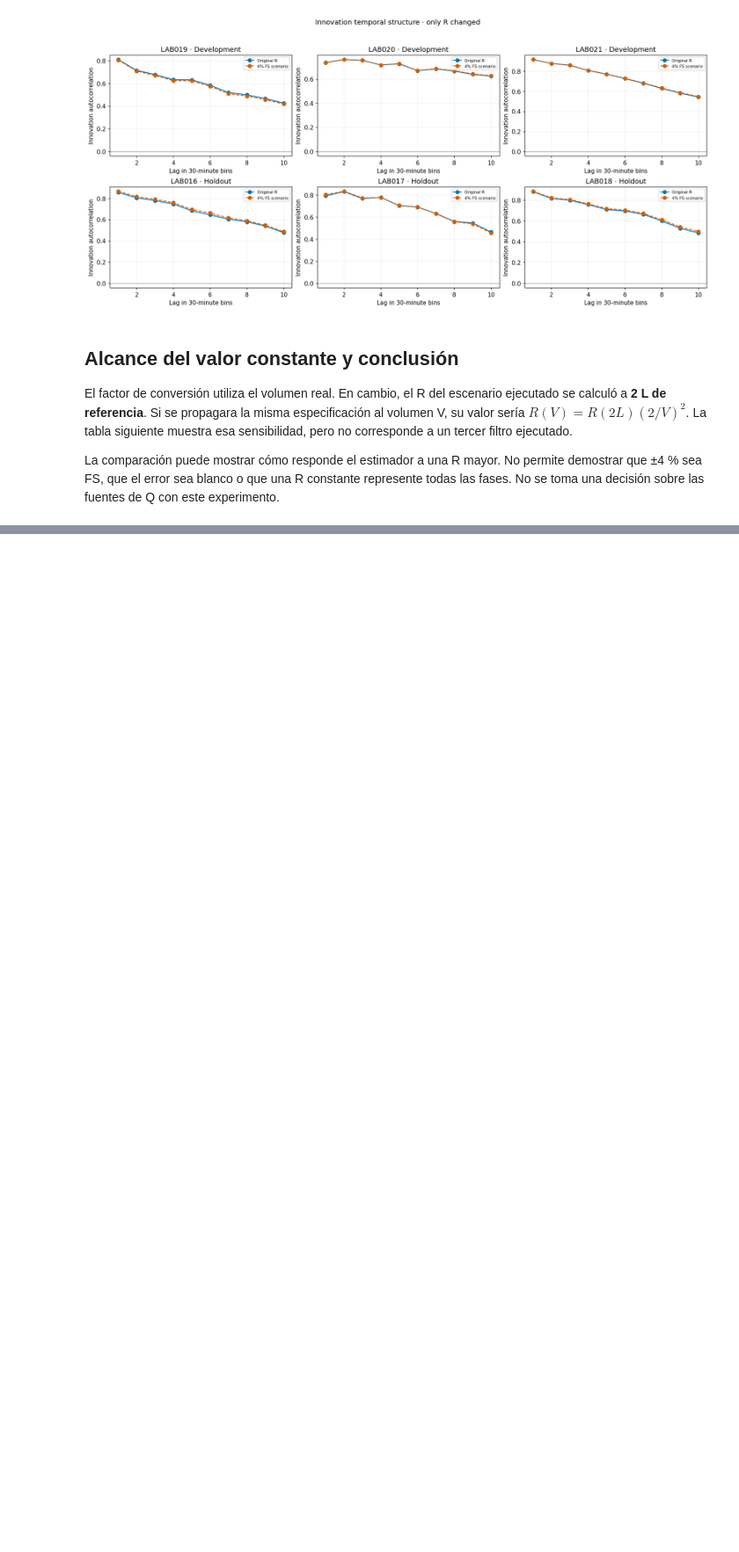
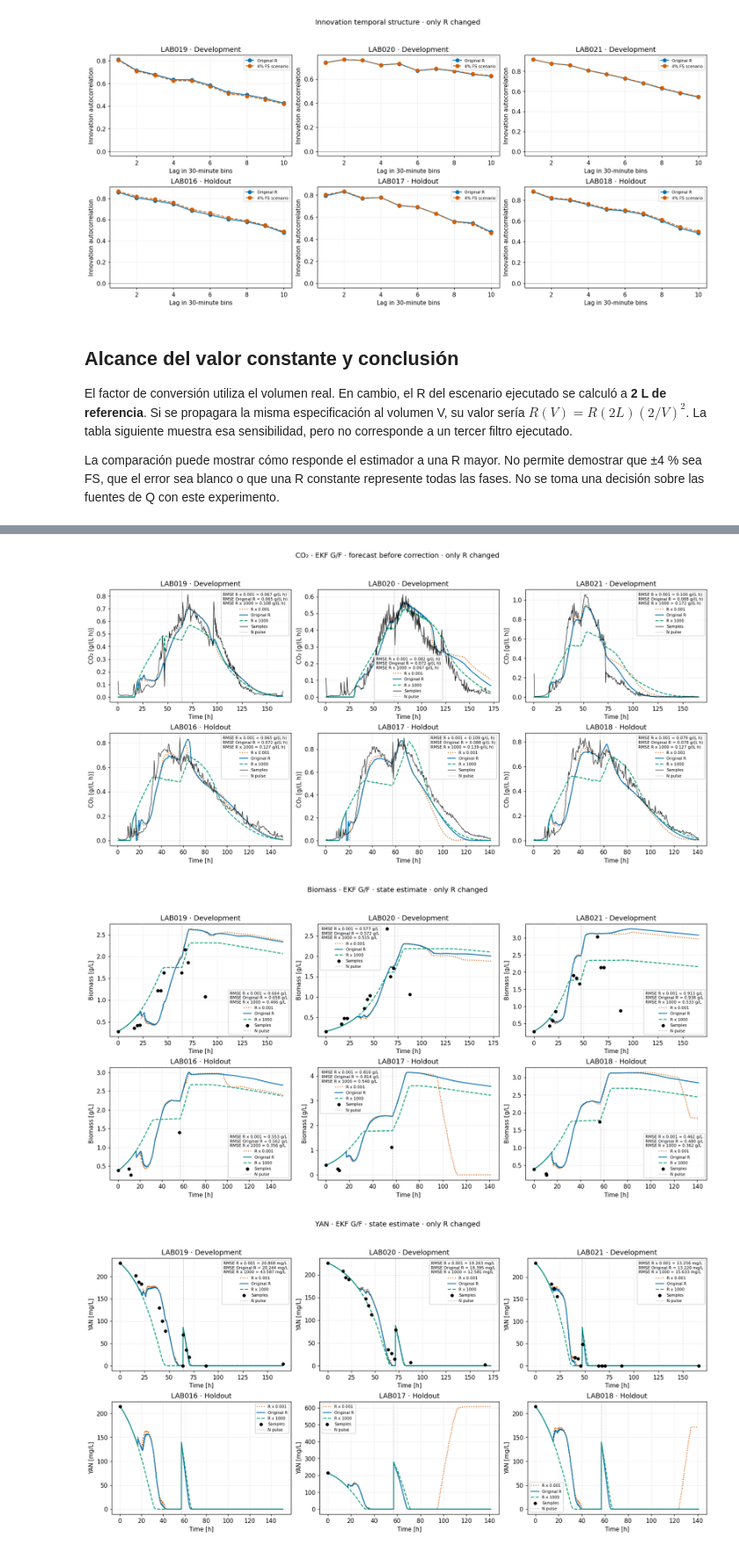
Before and after one commit to crodv/wine-fermentation, a Jupyter notebook: notebooks/EKF/kalman_analysis/02_gf_variable_solubility_R_comparison.executed.ipynb, the cells around one changed output, grey strips where cells are left out. Shown at 88% size. Saved outputs shown, nothing was run; the diff lists cells and outputs as text; code cells hidden in the pictures; blank space fills up the shorter version.

```diff
--- a/notebooks/EKF/kalman_analysis/02_gf_variable_solubility_R_comparison.executed.ipynb
+++ b/notebooks/EKF/kalman_analysis/02_gf_variable_solubility_R_comparison.executed.ipynb
@@ -320,0 +490,20 @@ La comparación puede mostrar cómo responde el estimador a una R mayor. No perm
+# %%
+# Reuse the existing plotting policy without altering the original two-case results.
+SAVED_COMPARISON=(CASES,RESULTS,COLORS,STYLES,METRICS)
+try:
+    EXTREMES={'R x 0.001':.001,'Original R':1.,'R x 1000':1000.}
+    CASES={label:np.sqrt(R_ORIGINAL*factor) for label,factor in EXTREMES.items()}
+    RESULTS={label:SENS_RESULTS[float(factor)] for label,factor in EXTREMES.items()}
+    COLORS={'R x 0.001':'#D55E00','Original R':'#0072B2','R x 1000':'#009E73'}
+    STYLES={'R x 0.001':':','Original R':'-','R x 1000':'--'}
+    parts=[]
+    for label,factor in EXTREMES.items():
+        part=SENS_METRICS.loc[SENS_METRICS.R_factor.eq(factor)].copy();part['case']=label;parts.append(part)
+    METRICS=pd.concat(parts,ignore_index=True)
+    for state,title in [('CO2','CO₂'),('X','Biomass'),('N','YAN'),('GF','Glucose + fructose'),('E','Ethanol')]:compare(state,title)
+finally:
+    CASES,RESULTS,COLORS,STYLES,METRICS=SAVED_COMPARISON
+# %% [output]
+[figure, added]
+[figure, added]
+[figure, added]
```
Also changed, not shown: parts of 12 cells of this notebook, 13 other files.
